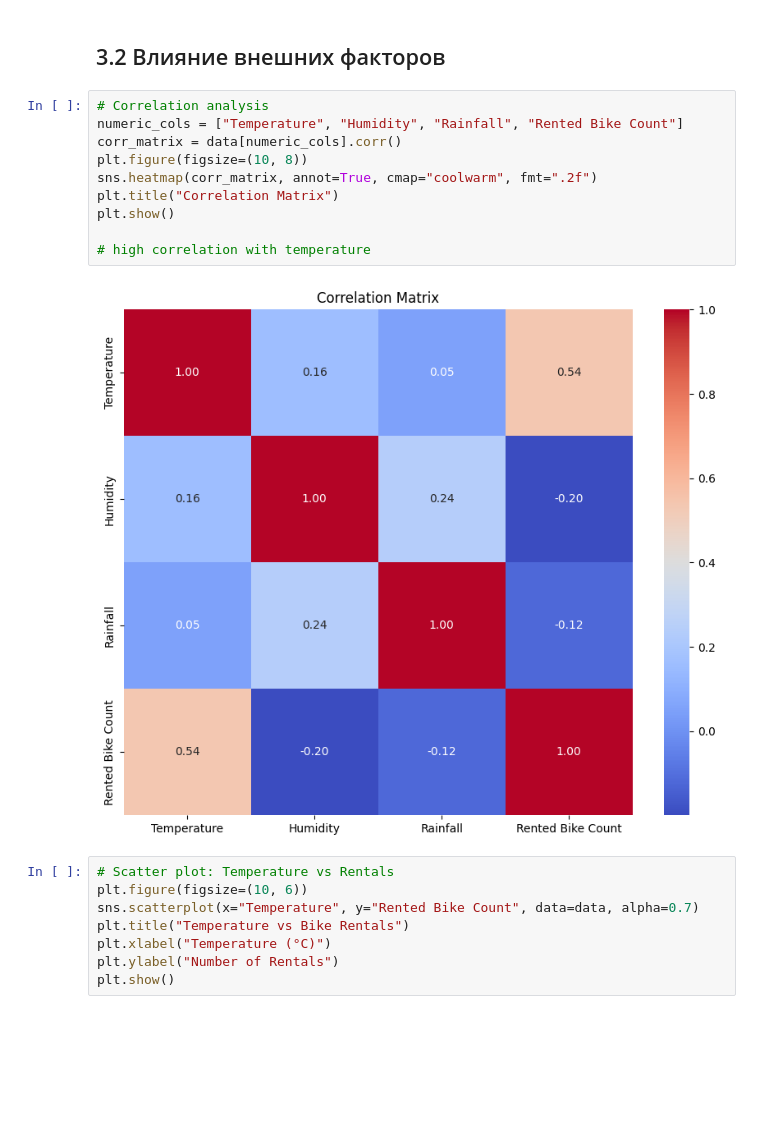
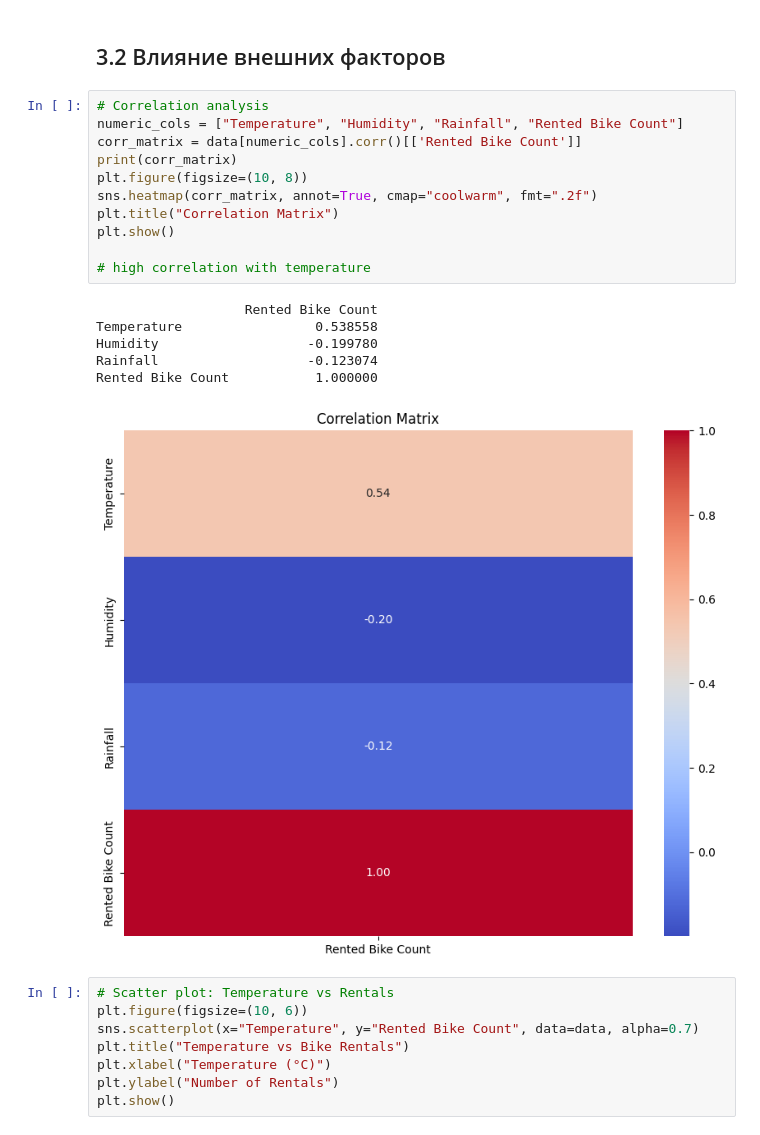
Before and after one commit to EZHOWWW/plab2, a Jupyter notebook: lab.ipynb, the cells around one changed output. Saved outputs shown, nothing was run; the diff lists cells and outputs as text; blank space fills up the shorter version.

```diff
--- a/lab.ipynb
+++ b/lab.ipynb
@@ -446,15 +446,21 @@ users_data.groupby('user_type').agg({'user_id': 'count', 'avg_rentals_per_month'
 # %%
 # Correlation analysis
 numeric_cols = ["Temperature", "Humidity", "Rainfall", "Rented Bike Count"]
-corr_matrix = data[numeric_cols].corr()
+corr_matrix = data[numeric_cols].corr()[['Rented Bike Count']]
+print(corr_matrix)
 plt.figure(figsize=(10, 8))
 sns.heatmap(corr_matrix, annot=True, cmap="coolwarm", fmt=".2f")
 plt.title("Correlation Matrix")
 plt.show()
 
 # high correlation with temperature
 # %% [output]
+                   Rented Bike Count
+Temperature                 0.538558
+Humidity                   -0.199780
+Rainfall                   -0.123074
+Rented Bike Count           1.000000
-[figure, old version]
+[figure, new version]
 # %%
 # Scatter plot: Temperature vs Rentals
 plt.figure(figsize=(10, 6))
```
Also changed, not shown: parts of 9 cells of this notebook.
